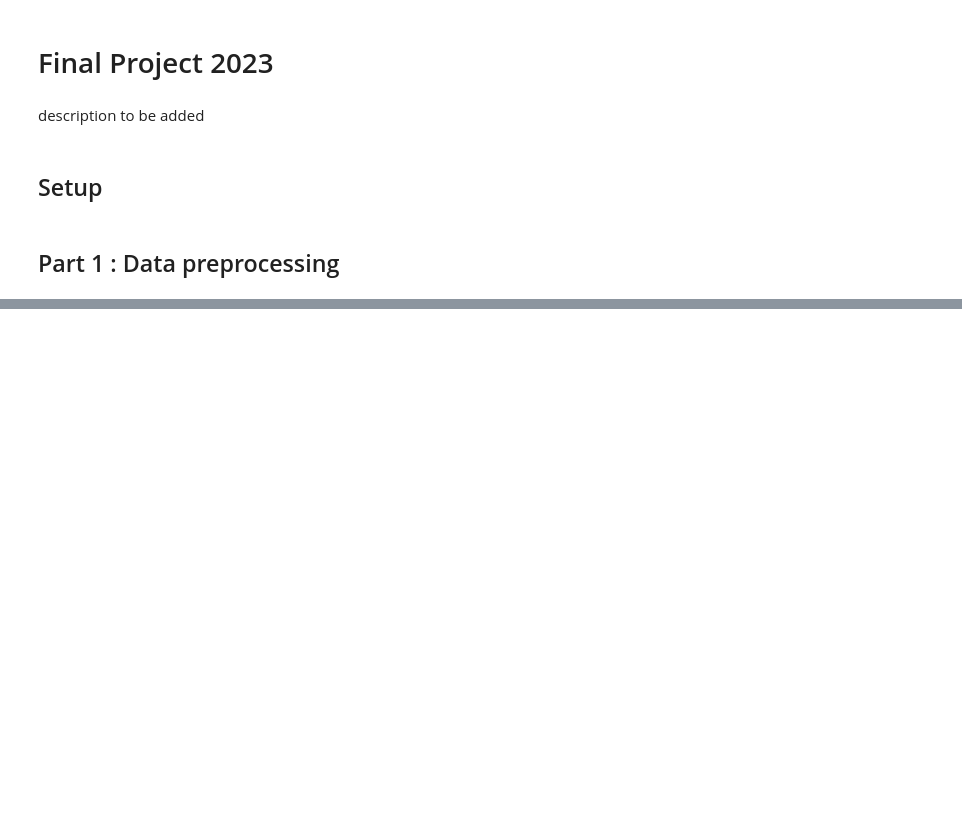
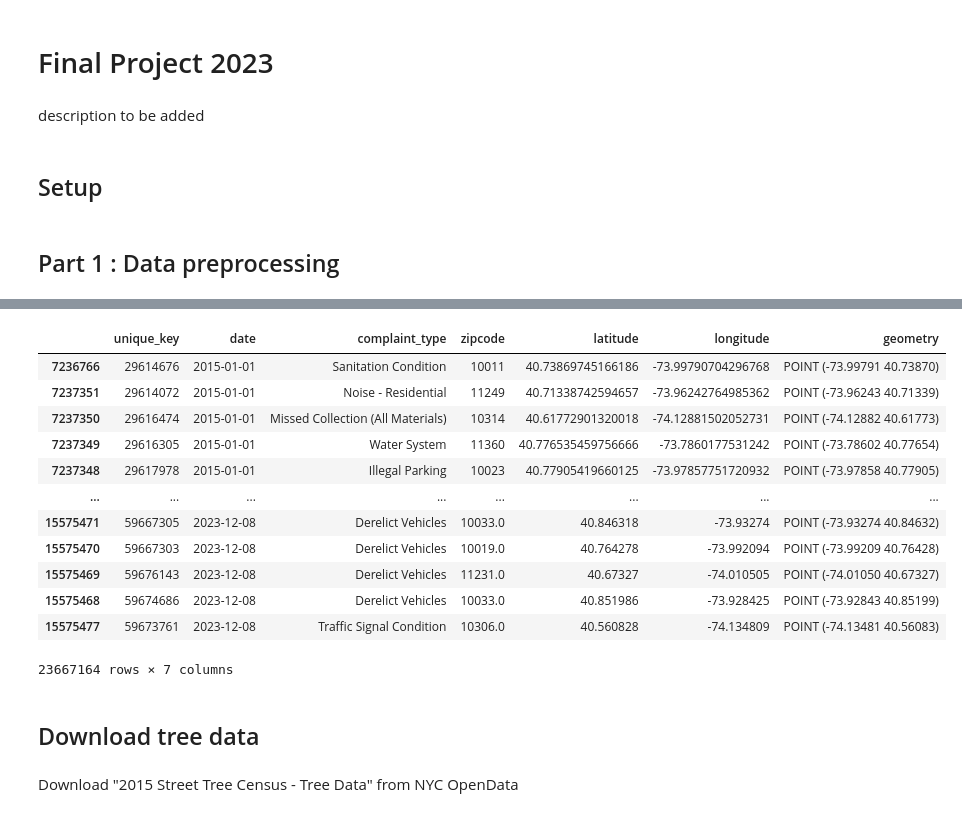
Before and after one commit to donny1101/4501_final_project, a Jupyter notebook: Final Project 2023.ipynb, the cells around one changed output, grey strips where cells are left out. Drawn from its saved outputs; the diff is of its cells as text; code cells hidden in the pictures; blank space fills up the shorter version.

```diff
--- a/Final Project 2023.ipynb
+++ b/Final Project 2023.ipynb
@@ -103,0 +252,62 @@ def download_nyc_csv_data(data_url, access_token, start_dt, end_dt, storage_year
+# %%
+def clean_311_data():
+    """
+    Merge the three csvs downloaded before about 311 service and clean it.
+
+    Returns:
+        NYC 311 service data in data frame.
+    """
+
+    df_service = pd.concat(dataframes, ignore_index=True)
+
+    # Only keep the columns that will be needed afterwards
+    columns_to_keep_service = ['unique_key', 'created_date', 'complaint_type', 'incident_zip', 'latitude', 'longitude']
+    df_service = df_service[columns_to_keep_service]
+
+    # Remove invalid data points: including null and duplicate values
+    df_service.dropna(inplace=True)
+    df_service.drop_duplicates(inplace=True)
+    df_service = df_service.drop_duplicates(subset=['unique_key'])
+
+    # Normalize column names
+    df_service.rename(columns={'incident_zip': 'zipcode'}, inplace=True)
+    df_service.rename(columns={'created_date': 'date'}, inplace=True)
+    df_service.columns = [column_name.lower() for column_name in df_service.columns]
+    df_service.columns = [column_name.replace(' ', '_') for column_name in df_service.columns]
+
+    df_service = df_service[df_service['unique_key'].apply(lambda x: str(x).isdigit())]
+
+    # Normalize Column Types
+    df_service['unique_key'] = df_service['unique_key'].astype('int64')
+    df_service['zipcode'] = df_service['zipcode'].astype(str)
+
+
+    # Formatting and sorting dates
+    df_service['date'] = pd.to_datetime(df_service['date']).dt.strftime('%Y-%m-%d')
+    df_service = df_service.sort_values(by='date')
+
+    # Convert DataFrame to GeoDataFrame and set CRS
+    df_service = gpd.GeoDataFrame(df_service, geometry=gpd.points_from_xy(df_service['longitude'], df_service['latitude']))
+    df_service.set_crs(epsg=4326, inplace=True)
+
+    return df_service
+# %%
+clean_311_data()
+# %% [output]
+|  | unique_key | date | complaint_type | zipcode | latitude | longitude | geometry |
+| 7236766 | 29614676 | 2015-01-01 | Sanitation Condition | 10011 | 40.73869745166186 | -73.99790704296768 | POINT (-73.99791 40.73870) |
+| 7237351 | 29614072 | 2015-01-01 | Noise - Residential | 11249 | 40.71338742594657 | -73.96242764985362 | POINT (-73.96243 40.71339) |
+| 7237350 | 29616474 | 2015-01-01 | Missed Collection (All Materials) | 10314 | 40.61772901320018 | -74.12881502052731 | POINT (-74.12882 40.61773) |
+| 7237349 | 29616305 | 2015-01-01 | Water System | 11360 | 40.776535459756666 | -73.7860177531242 | POINT (-73.78602 40.77654) |
+| 7237348 | 29617978 | 2015-01-01 | Illegal Parking | 10023 | 40.77905419660125 | -73.97857751720932 | POINT (-73.97858 40.77905) |
+| ... | ... | ... | ... | ... | ... | ... | ... |
+| 15575471 | 59667305 | 2023-12-08 | Derelict Vehicles | 10033.0 | 40.846318 | -73.93274 | POINT (-73.93274 40.84632) |
+| 15575470 | 59667303 | 2023-12-08 | Derelict Vehicles | 10019.0 | 40.764278 | -73.992094 | POINT (-73.99209 40.76428) |
+| 15575469 | 59676143 | 2023-12-08 | Derelict Vehicles | 11231.0 | 40.67327 | -74.010505 | POINT (-74.01050 40.67327) |
+| 15575468 | 59674686 | 2023-12-08 | Derelict Vehicles | 10033.0 | 40.851986 | -73.928425 | POINT (-73.92843 40.85199) |
+| 15575477 | 59673761 | 2023-12-08 | Traffic Signal Condition | 10306.0 | 40.560828 | -74.134809 | POINT (-74.13481 40.56083) |
+23667164 rows × 7 columns
+# %% [markdown]
+## Download tree data
+# %% [markdown]
+Download "2015 Street Tree Census - Tree Data" from NYC OpenData
```
Also changed, not shown: parts of 34 cells of this notebook.
